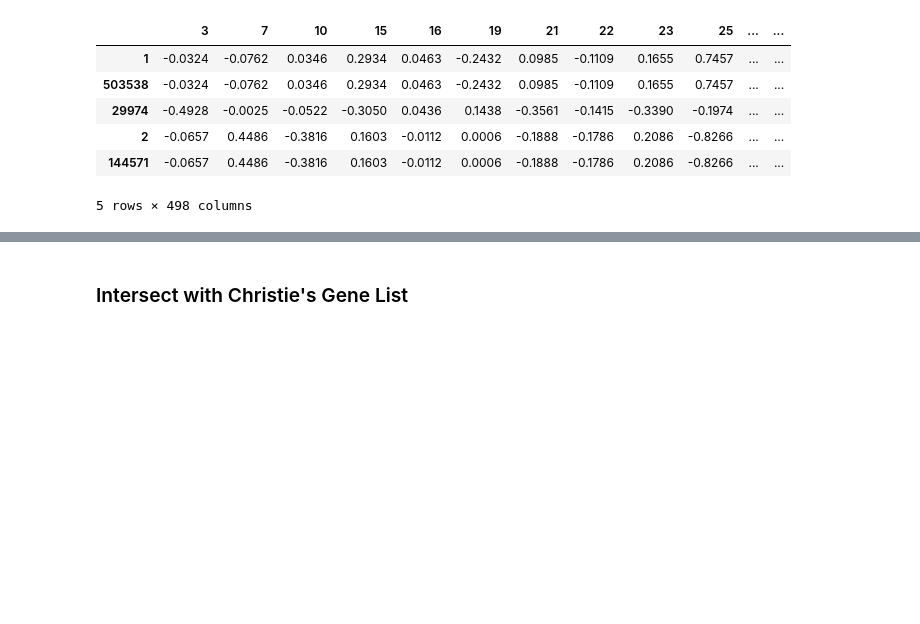
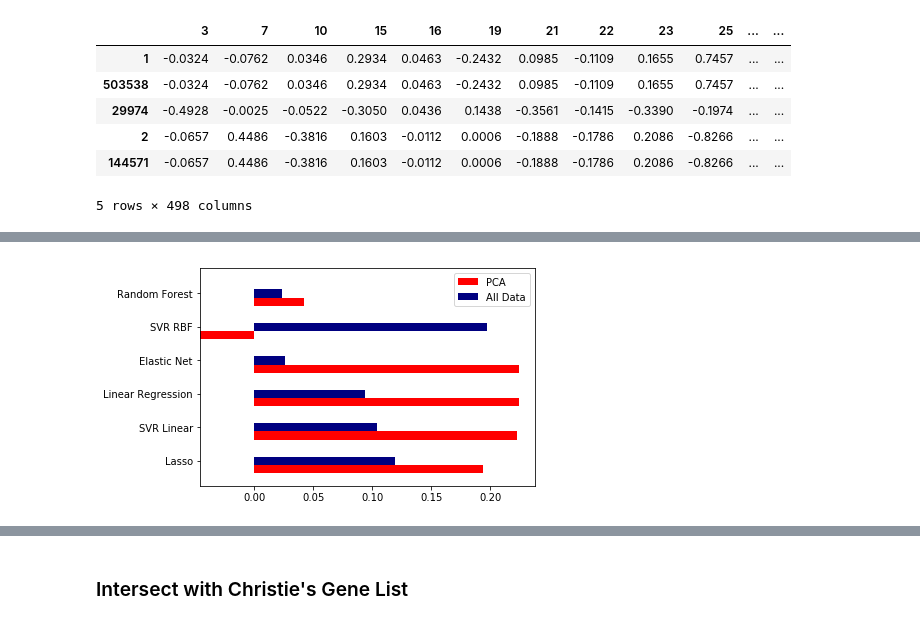
Before and after one commit to charlesriver/radiation, a Jupyter notebook: 498 Dataset.ipynb, the cells around one changed output, grey strips where cells are left out. Saved outputs shown, nothing was run; the diff lists cells and outputs as text; code cells hidden in the pictures; blank space fills up the shorter version.

```diff
--- a/498 Dataset.ipynb
+++ b/498 Dataset.ipynb
@@ -237,3 +269,21 @@ ax[1,2] = draw_plot (ax[1,2], y_pred_net_PCA, "Elastic Net", r2_net_PCA)
+# %%
+df = pd.DataFrame(dict(graph=['Lasso', 'SVR Linear', 'Linear Regression', 'Elastic Net', 'SVR RBF', 'Random Forest'],
+                           n=[r2_svr_lin_PCA, r2_lasso_PCA, r2_linreg_PCA, r2_net_PCA,r2_svr_rbf_PCA,  r2_rf_PCA],
+                           m=[r2_lasso, r2_svr_lin, r2_linreg, r2_net,r2_svr_rbf, r2_rf]))
+
+ind = np.arange(len(df))
+width = 0.25
+
+fig, ax = plt.subplots()
+ax.barh(ind, df.n, width, color='red', label='PCA')
+ax.barh(ind + width, df.m, width, color='navy', label='All Data')
+
+ax.set(yticks=ind + width, yticklabels=df.graph, ylim=[2*width - 1, len(df)])
+ax.legend()
+
+plt.show()
+# %% [output]
+[figure, added]
 # %%
 x_train, x_test, y_train, y_test = train_test_split(exp_cn, auc, test_size=0.2, random_state=42)
 y_test = y_test.flatten()
```
Also changed, not shown: parts of 9 cells of this notebook, 11 other files.
